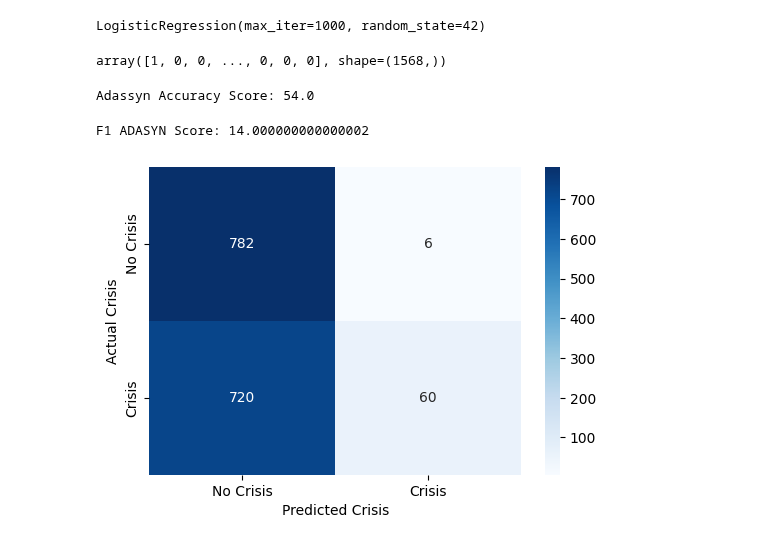
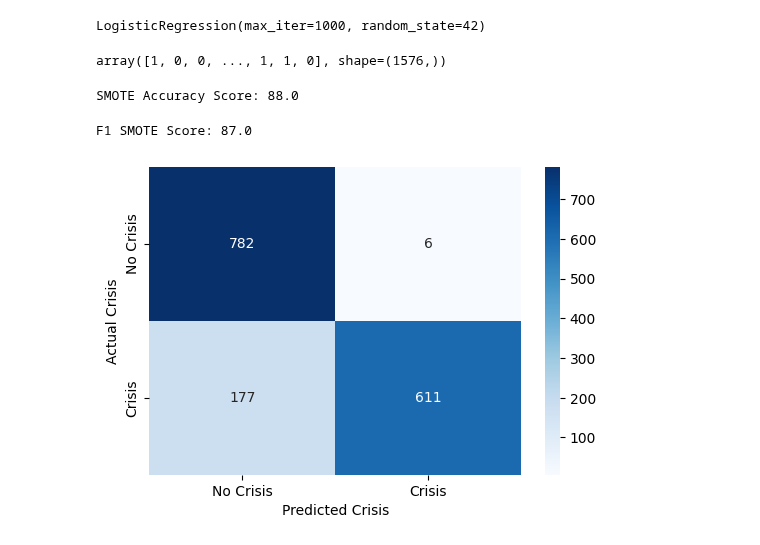
Before and after one commit to LeeBoy-Hmong/MachineLearning, a Jupyter notebook: FinancialCrisis/Financial.ipynb, the cells around one changed output. Cells and saved outputs as stored; diff of their text form; code cells hidden in the pictures.

Commit message:
SMOTE change

```diff
--- a/FinancialCrisis/Financial.ipynb
+++ b/FinancialCrisis/Financial.ipynb
@@ -370,5 +370,10 @@ adasyn = ADASYN(random_state=42)
+# %%
+from sklearn.preprocessing import StandardScaler
+scaler = StandardScaler()
+# %%
+input_scaled = scaler.fit_transform(train_input)
 # %%
-input_resample, target_resample = adasyn.fit_resample(train_input, train_target)
+input_resample, target_resample = smote.fit_resample(input_scaled, train_target)
 # %%
 target_resample.value_counts()  # We can see the data has once again changed.
 # %% [output]
@@ -381,32 +386,32 @@ log_model.fit(input_resample, target_resample)
 # %% [output]
 LogisticRegression(max_iter=1000, random_state=42)
 # %%
-adasyn_prediction = log_model.predict(input_resample)
-adasyn_prediction
+smote_prediction = log_model.predict(input_resample)
+smote_prediction
 # %% [output]
-array([1, 0, 0, ..., 0, 0, 0], shape=(1568,))
+array([1, 0, 0, ..., 1, 1, 0], shape=(1576,))
 # %%
-adasyn_accuracy = accuracy_score(target_resample, adasyn_prediction)
-print(f'Adassyn Accuracy Score: {round(adasyn_accuracy, 2) * 100}')
+adasyn_accuracy = accuracy_score(target_resample, smote_prediction)
+print(f'SMOTE Accuracy Score: {round(adasyn_accuracy, 2) * 100}')
 # %% [output]
-Adassyn Accuracy Score: 54.0
+SMOTE Accuracy Score: 88.0
 # %%
-f1_adasyn = f1_score(target_resample, adasyn_prediction)
-print(f'F1 ADASYN Score: {round(f1_adasyn,2) * 100}')
+f1_adasyn = f1_score(target_resample, smote_prediction)
+print(f'F1 SMOTE Score: {round(f1_adasyn,2) * 100}')
 # %% [output]
-F1 ADASYN Score: 14.000000000000002
+F1 SMOTE Score: 87.0
 # %%
 plt.figure(figsize=(6,4))
-cm_adasyn = confusion_matrix(target_resample, adasyn_prediction)
-sns.heatmap(cm_adasyn,
+cm_smote = confusion_matrix(target_resample, smote_prediction)
+sns.heatmap(cm_smote,
             annot=True,
             fmt='d',
             cmap='Blues',
             xticklabels=['No Crisis', 'Crisis'],
             yticklabels=['No Crisis', 'Crisis']
             )
 plt.xlabel("Predicted Crisis")
 plt.ylabel("Actual Crisis")
 plt.show()
 # %% [output]
-[figure, old version]
+[figure, new version]
```
Also changed, not shown: parts of 4 cells of this notebook.
